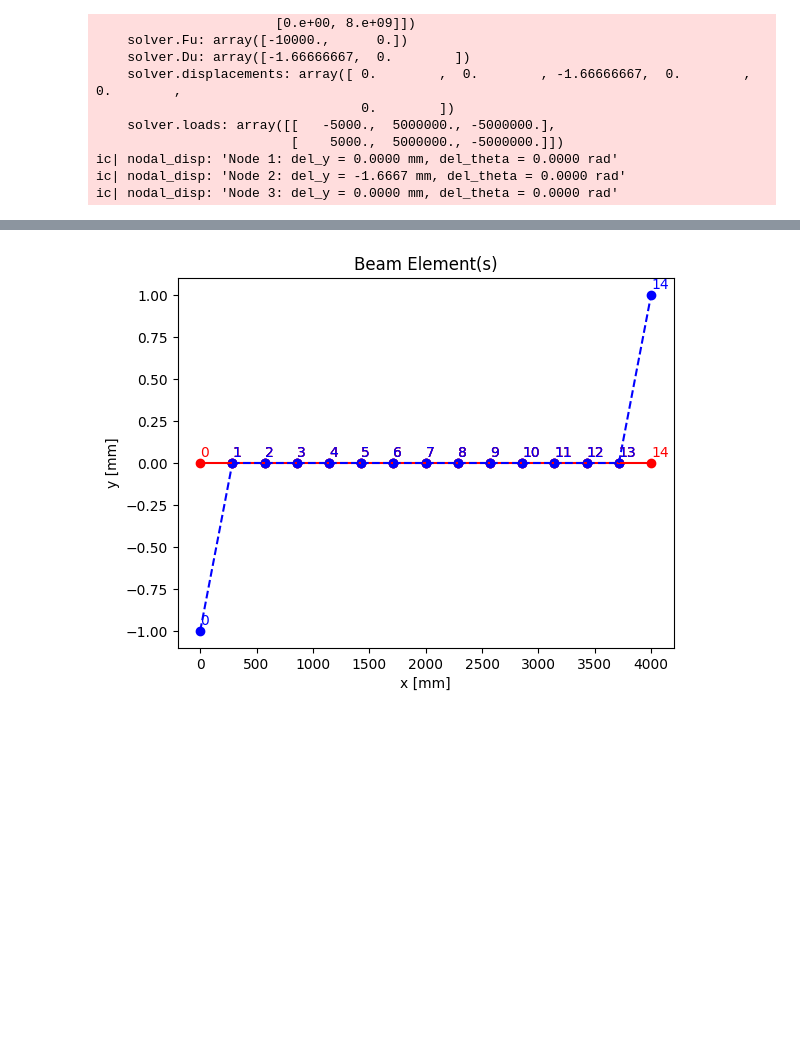
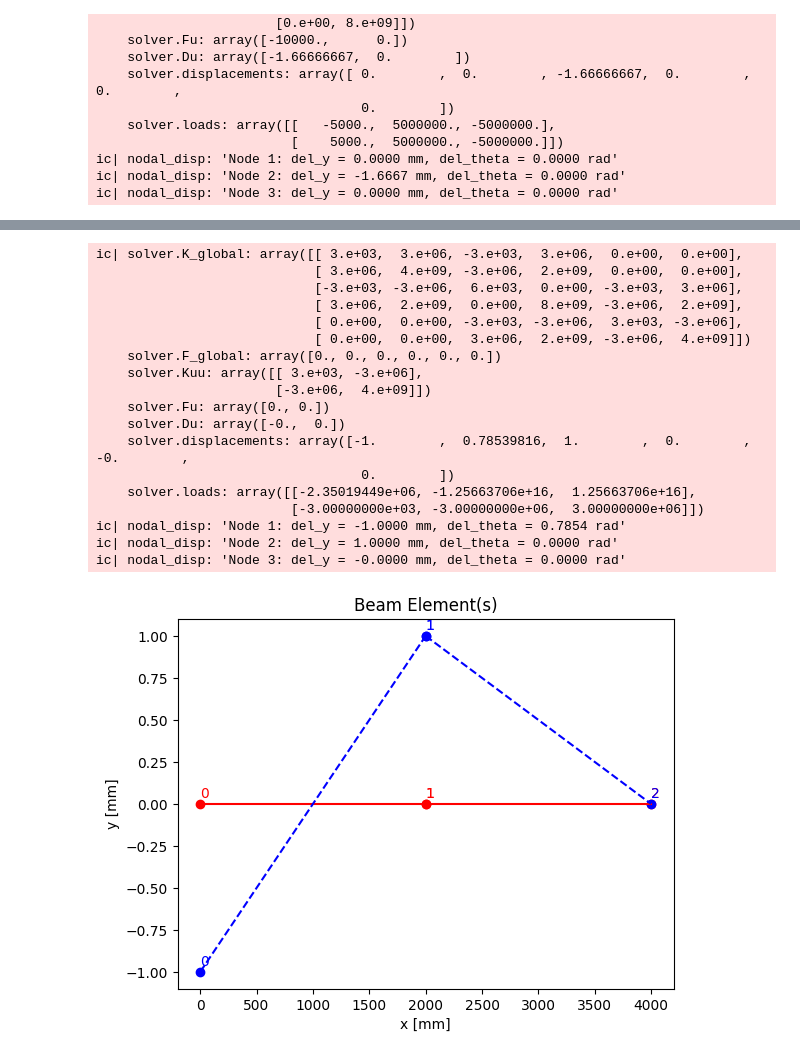
Before and after one commit to efekaanefe/ME413-Finite-Element-Method, a Jupyter notebook: Beam2D.ipynb, the cells around one changed output, grey strips where cells are left out. Cells and saved outputs as stored; diff of their text form; code cells hidden in the pictures; blank space fills up the shorter version.

```diff
--- a/Beam2D.ipynb
+++ b/Beam2D.ipynb
@@ -295,7 +295,7 @@ P = 10e3 # applied force, f_y at the middle of the beam
 # angles_of_elements = np.array([0,0,0])
 
 
-n_nodes = 15
+n_nodes = 3
 nodal_coordinates = np.zeros((n_nodes, 2))
 for i in range(n_nodes):
     nodal_coordinates[i, 0] = i * (L / (n_nodes - 1))
@@ -303,31 +303,54 @@ for i in range(n_nodes):
 angles_of_elements = np.zeros(n_nodes - 1)
 
 # Connectivity matrix: pairs of connected nodes
 connectivity = np.array([[i, i + 1] for i in range(n_nodes - 1)])
 # node_index, constraint_y, constraint_theta
 boundary_conditions = np.array([
                             [0,1,1],
                             [num_nodes-1,1,1]])
  # node_index, f_y, moment_z
 forces = np.array([])
 
 num_nodes = (np.max(connectivity) + 1)
 
 elements = []
 for i, node_indeces in enumerate(connectivity):
     node_coordinates = nodal_coordinates[node_indeces]
     L_element = node_coordinates[1][0] - node_coordinates[0][0]
     element = BeamElement2D(node_indeces, node_coordinates, E,A,L_element,I, theta = angles_of_elements[i])
     elements.append(element)
 
 known_displacements = [-1, np.pi/4, 1, 0]
 
 system = BeamSystem2D(elements, num_nodes, forces, boundary_conditions)
 
 solver = Solver(system)
 solver.solve(known_displacements)
 
+_ = print(solver.K_global, solver.F_global, solver.Kuu, solver.Fu, solver.Du, solver.displacements, solver.loads)
+for i in range(0, len(solver.displacements), 2):
+    nodal_disp = f"Node {i//2+1}: del_y = {solver.displacements[i]:.4f} mm, del_theta = {solver.displacements[i+1]:.4f} rad"
+    print(nodal_disp)
+
 plotter = Plotter(solver)
 plotter.plot_system()
 # %% [output]
+ic| solver.K_global: array([[ 3.e+03,  3.e+06, -3.e+03,  3.e+06,  0.e+00,  0.e+00],
+                            [ 3.e+06,  4.e+09, -3.e+06,  2.e+09,  0.e+00,  0.e+00],
+                            [-3.e+03, -3.e+06,  6.e+03,  0.e+00, -3.e+03,  3.e+06],
+                            [ 3.e+06,  2.e+09,  0.e+00,  8.e+09, -3.e+06,  2.e+09],
+                            [ 0.e+00,  0.e+00, -3.e+03, -3.e+06,  3.e+03, -3.e+06],
+                            [ 0.e+00,  0.e+00,  3.e+06,  2.e+09, -3.e+06,  4.e+09]])
+    solver.F_global: array([0., 0., 0., 0., 0., 0.])
+    solver.Kuu: array([[ 3.e+03, -3.e+06],
+                       [-3.e+06,  4.e+09]])
+    solver.Fu: array([0., 0.])
+    solver.Du: array([-0.,  0.])
+    solver.displacements: array([-1.        ,  0.78539816,  1.        ,  0.        , -0.        ,
+                                  0.        ])
+    solver.loads: array([[-2.35019449e+06, -1.25663706e+16,  1.25663706e+16],
+                         [-3.00000000e+03, -3.00000000e+06,  3.00000000e+06]])
+ic| nodal_disp: 'Node 1: del_y = -1.0000 mm, del_theta = 0.7854 rad'
+ic| nodal_disp: 'Node 2: del_y = 1.0000 mm, del_theta = 0.0000 rad'
+ic| nodal_disp: 'Node 3: del_y = -0.0000 mm, del_theta = 0.0000 rad'
-[figure, old version]
+[figure, new version]
```
Also changed, not shown: parts of 1 cell of this notebook.
